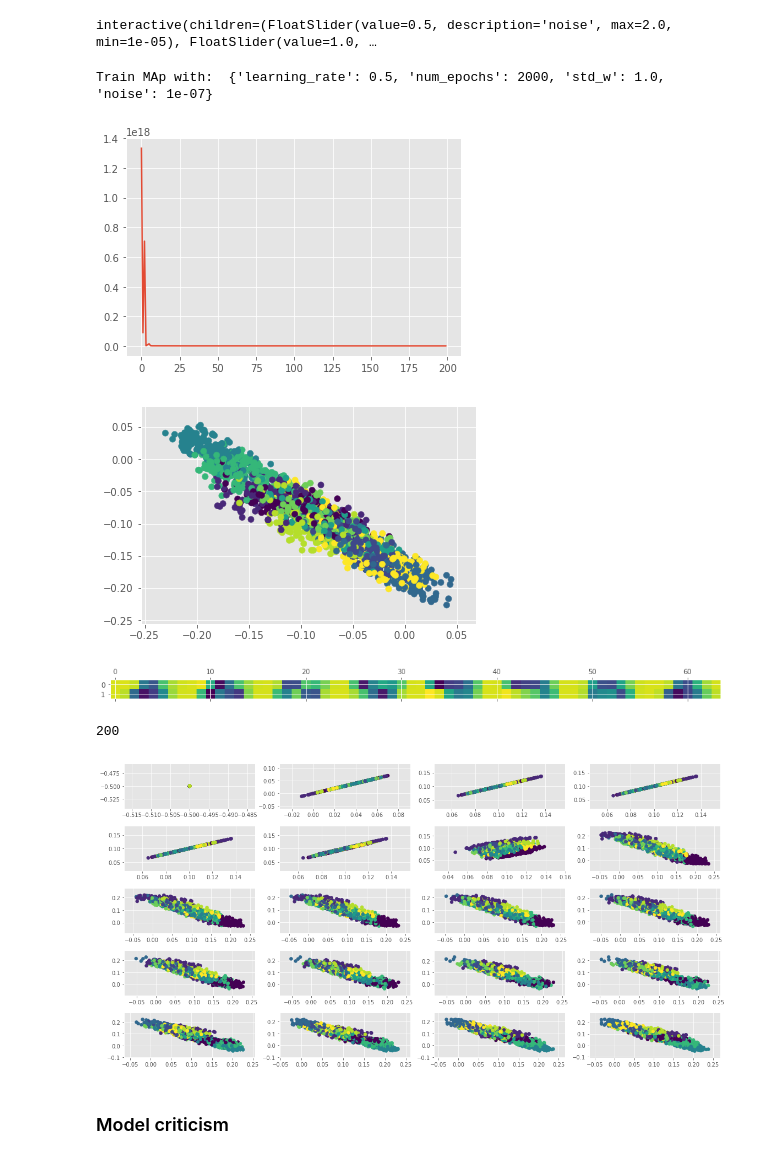
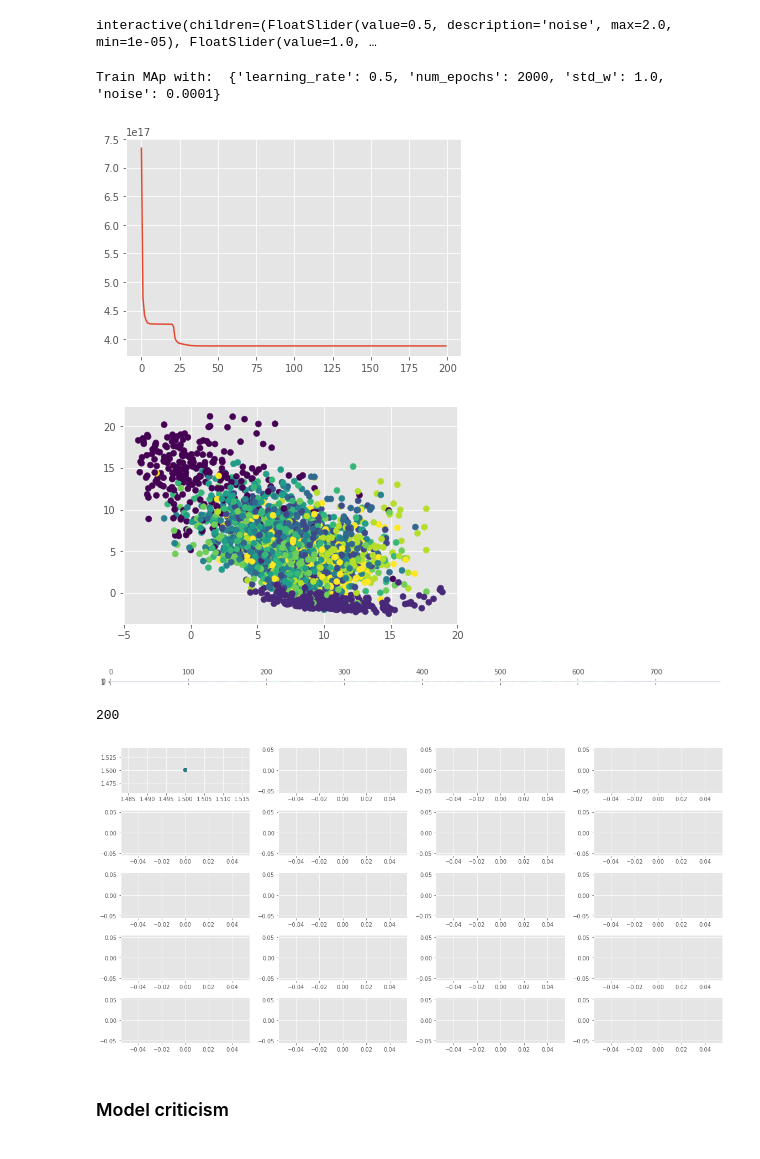
Before and after one commit to vu-minh/prob_dr, a Jupyter notebook: PPCA_MAP.ipynb, the cells around one changed output. Cells and saved outputs as stored; diff of their text form; code cells hidden in the pictures.

Commit message:
Update interactive notebook for training with MAP and VI

```diff
--- a/PPCA_MAP.ipynb
+++ b/PPCA_MAP.ipynb
@@ -160,19 +160,19 @@ def ppca_map(noise=0.5, std_w=1.0, num_epochs=1000, learning_rate=0.1):
 interactive(children=(FloatSlider(value=0.5, description='noise', max=2.0, min=1e-05), FloatSlider(value=1.0, …
 # %%
 losses, w_map, z_map, traceZ = train_map(
-    noise=1e-7,  std_w=1.0, num_epochs=2000, learning_rate=0.5)
+    noise=1e-4,  std_w=1.0, num_epochs=2000, learning_rate=0.5)
 plt.plot(range(len(losses)), losses)
 # plt.savefig('./plots/loss_iris_zero_noise.png')
 plt.show()
 plt.scatter(z_map[0, :], z_map[1, :], c=y_class)
 # plt.savefig('./plots/scatter_iris_zero_noise.png')
 plt.matshow(w_map.T, cmap='viridis')
 plt.show()
 # %% [output]
-Train MAp with:  {'learning_rate': 0.5, 'num_epochs': 2000, 'std_w': 1.0, 'noise': 1e-07}
+Train MAp with:  {'learning_rate': 0.5, 'num_epochs': 2000, 'std_w': 1.0, 'noise': 0.0001}
-[figure, old version]
+[figure, new version]
-[figure, old version]
+[figure, new version]
-[figure, old version]
+[figure, new version]
 # %%
 print(len(traceZ))
 # %% [output]
@@ -191,7 +191,7 @@ for i, ax in enumerate(axes.ravel()):
 
 plt.tight_layout()
 # %% [output]
-[figure, old version]
+[figure, new version]
 # %% [markdown]
 ### Model criticism
 # %%
```
Also changed, not shown: 3 other files.
